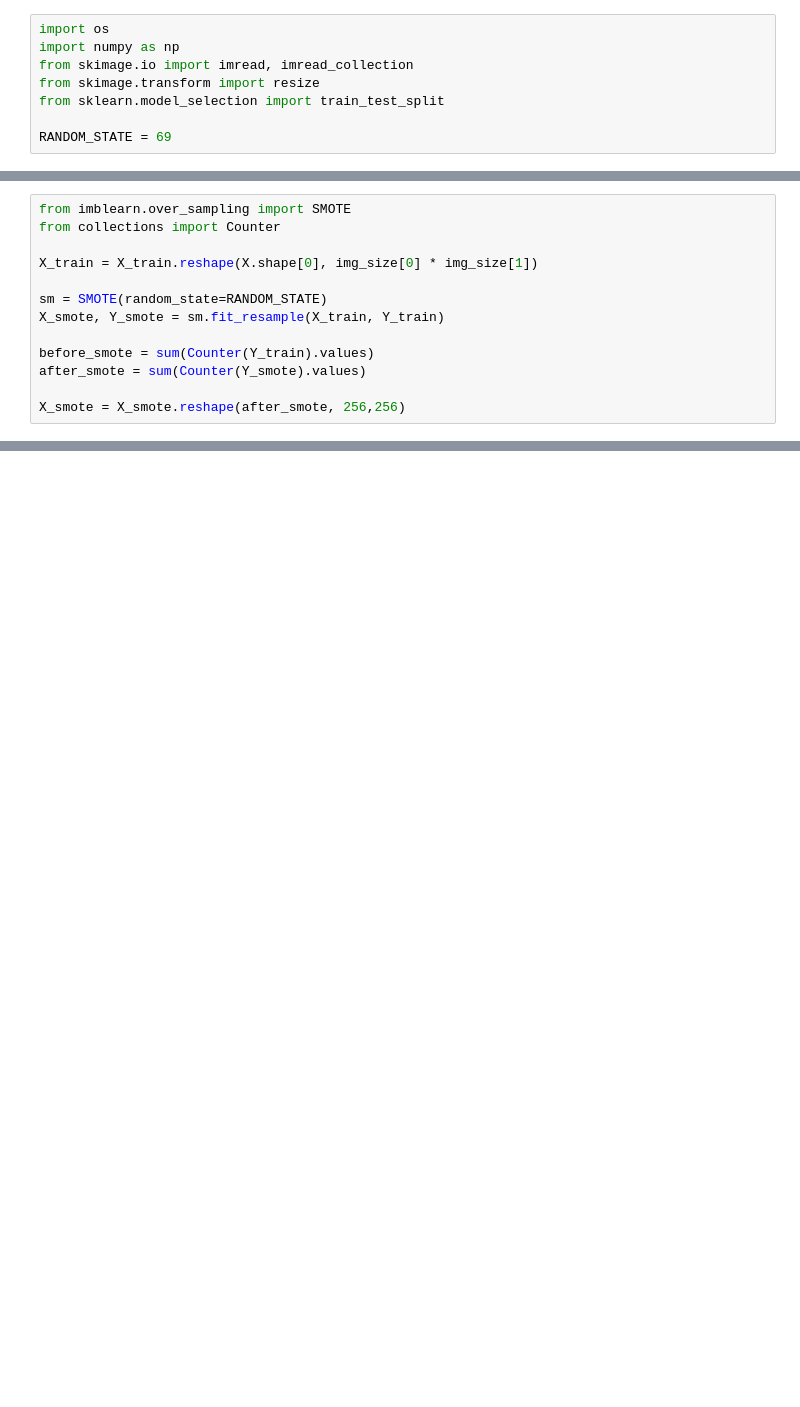
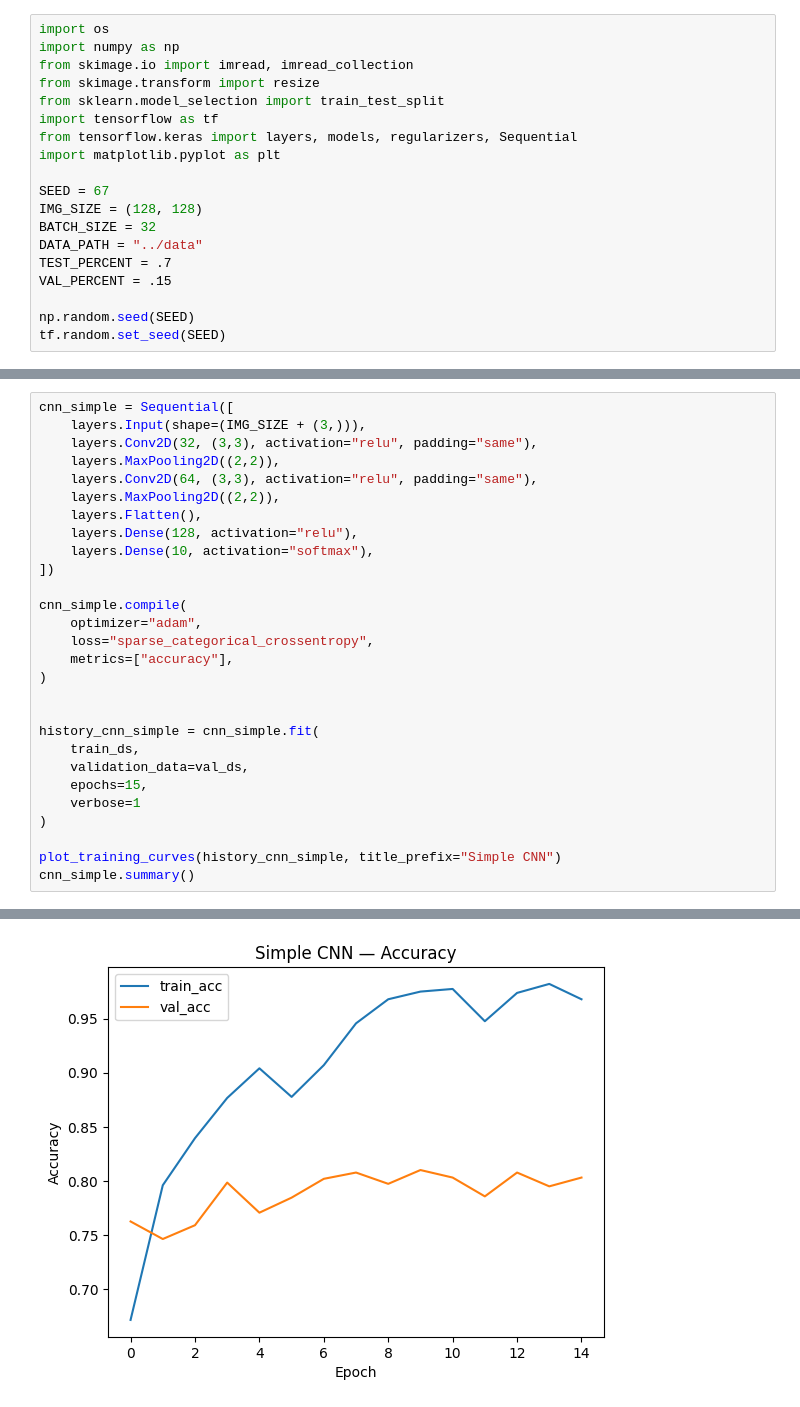
Before and after one commit to zes5612/CSCI-335-3-Group-1, a Jupyter notebook: code/move_images.ipynb, the cells around one changed output, grey strips where cells are left out. Drawn from its saved outputs; the diff is of its cells as text; blank space fills up the shorter version.

Commit message:
Added basic CNN and evaluation graphs

```diff
--- a/code/move_images.ipynb
+++ b/code/move_images.ipynb
@@ -4,5 +4,16 @@ import numpy as np
 from skimage.io import imread, imread_collection
 from skimage.transform import resize
 from sklearn.model_selection import train_test_split
+import tensorflow as tf
+from tensorflow.keras import layers, models, regularizers, Sequential
+import matplotlib.pyplot as plt
 
-RANDOM_STATE = 69
+SEED = 67
+IMG_SIZE = (128, 128)
+BATCH_SIZE = 32
+DATA_PATH = "../data"
+TEST_PERCENT = .7
+VAL_PERCENT = .15
+
+np.random.seed(SEED)
+tf.random.set_seed(SEED)
@@ -61,14 +74,29 @@ KeyboardInterrupt:
 # %%
-from imblearn.over_sampling import SMOTE
-from collections import Counter
+cnn_simple = Sequential([
+    layers.Input(shape=(IMG_SIZE + (3,))),
+    layers.Conv2D(32, (3,3), activation="relu", padding="same"),
+    layers.MaxPooling2D((2,2)),
+    layers.Conv2D(64, (3,3), activation="relu", padding="same"),
+    layers.MaxPooling2D((2,2)),
+    layers.Flatten(),
+    layers.Dense(128, activation="relu"),
+    layers.Dense(10, activation="softmax"),
+])
 
-X_train = X_train.reshape(X.shape[0], img_size[0] * img_size[1])
+cnn_simple.compile(
+    optimizer="adam",
+    loss="sparse_categorical_crossentropy",
+    metrics=["accuracy"],
+)
 
-sm = SMOTE(random_state=RANDOM_STATE)
-X_smote, Y_smote = sm.fit_resample(X_train, Y_train)
 
-before_smote = sum(Counter(Y_train).values)
-after_smote = sum(Counter(Y_smote).values)
+history_cnn_simple = cnn_simple.fit(
+    train_ds,
+    validation_data=val_ds,
+    epochs=15,
+    verbose=1
+)
 
-X_smote = X_smote.reshape(after_smote, 256,256)
+plot_training_curves(history_cnn_simple, title_prefix="Simple CNN")
+cnn_simple.summary()
 # %% [output]
@@ -75,0 +120 @@ X_smote = X_smote.reshape(after_smote, 256,256)
+[figure, added]
```
Also changed, not shown: parts of 6 cells of this notebook, 1 other file.
